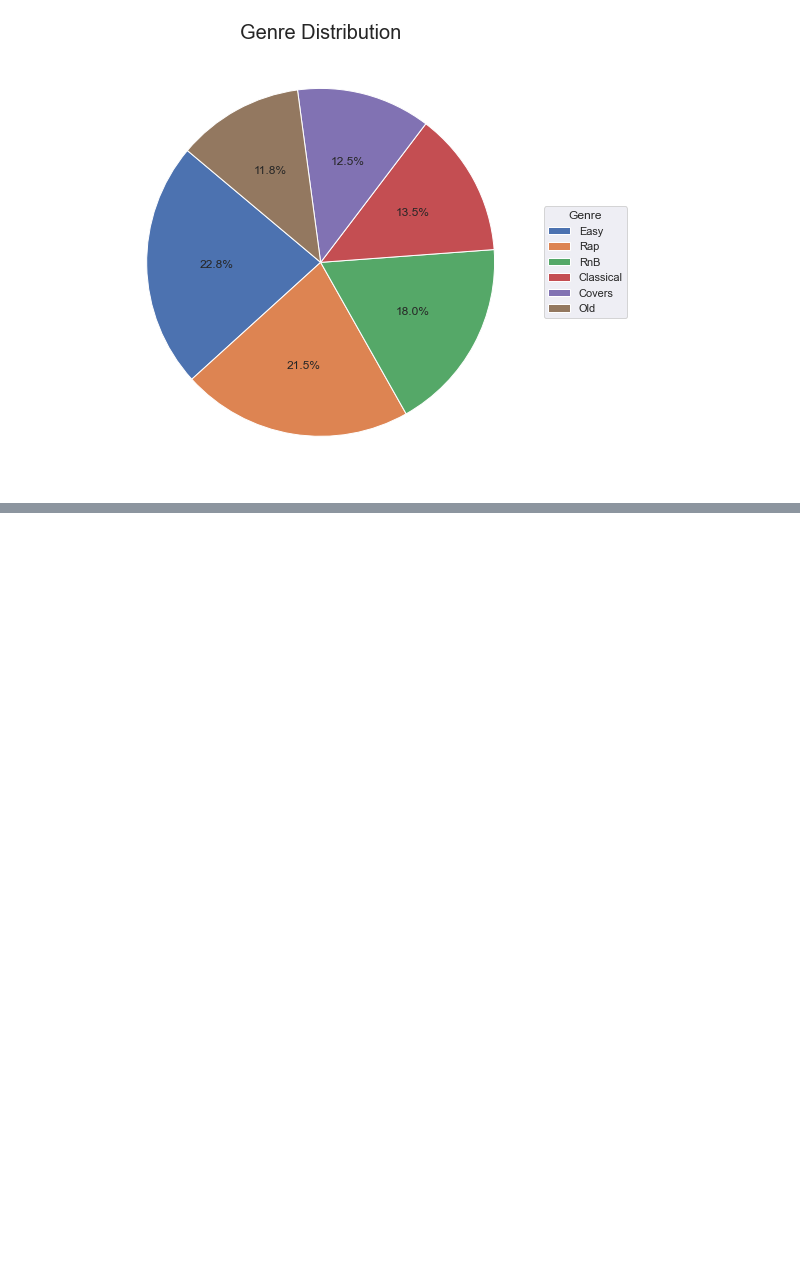
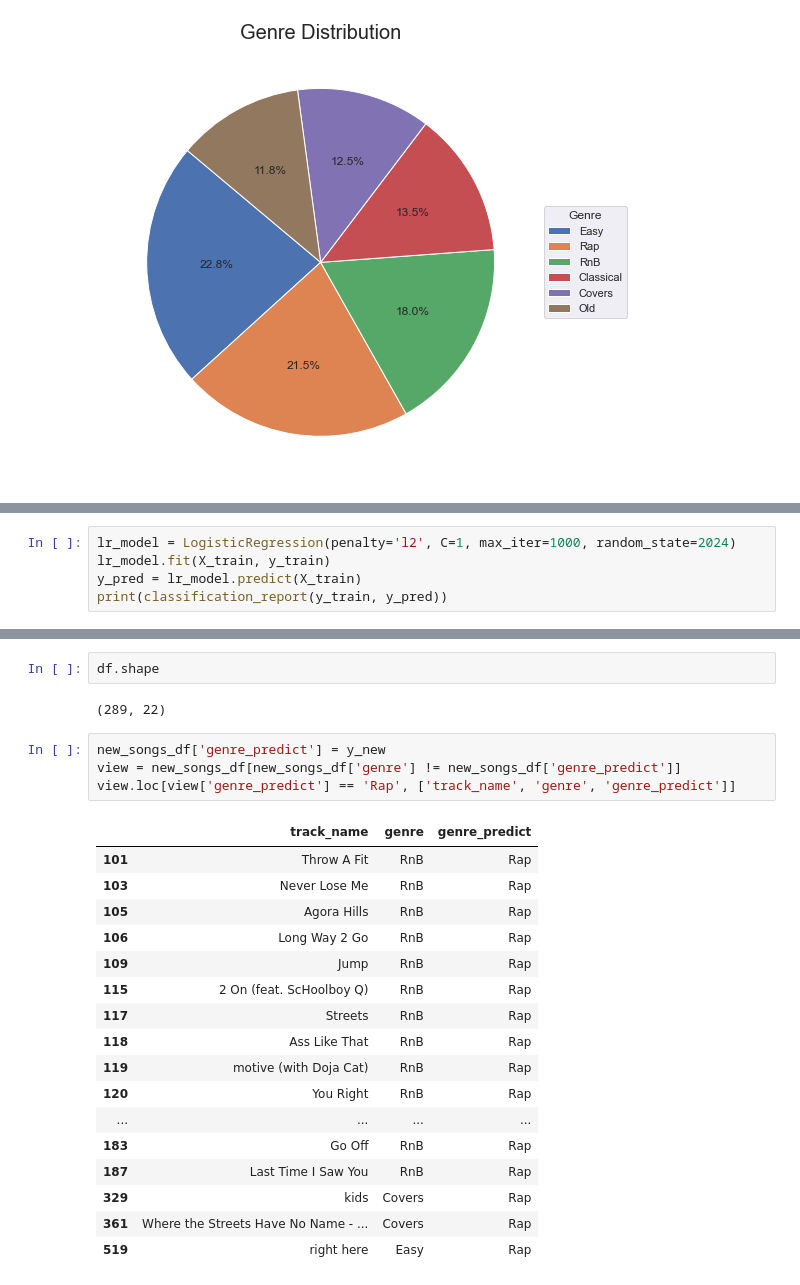
Before and after one commit to atjhin/recommendations_system, a Jupyter notebook: Untitled.ipynb, the cells around one changed output, grey strips where cells are left out. Saved outputs shown, nothing was run; the diff lists cells and outputs as text; blank space fills up the shorter version.

```diff
--- a/Untitled.ipynb
+++ b/Untitled.ipynb
@@ -48,0 +305,5 @@ df.shape
+# %%
+lr_model = LogisticRegression(penalty='l2', C=1, max_iter=1000, random_state=2024)
+lr_model.fit(X_train, y_train)
+y_pred = lr_model.predict(X_train)
+print(classification_report(y_train, y_pred))
@@ -48,0 +404,26 @@ df.shape
+# %%
+df.shape
+# %% [output]
+(289, 22)
+# %%
+new_songs_df['genre_predict'] = y_new
+view = new_songs_df[new_songs_df['genre'] != new_songs_df['genre_predict']]
+view.loc[view['genre_predict'] == 'Rap', ['track_name', 'genre', 'genre_predict']]
+# %% [output]
+|  | track_name | genre | genre_predict |
+| 101 | Throw A Fit | RnB | Rap |
+| 103 | Never Lose Me | RnB | Rap |
+| 105 | Agora Hills | RnB | Rap |
+| 106 | Long Way 2 Go | RnB | Rap |
+| 109 | Jump | RnB | Rap |
+| 115 | 2 On (feat. ScHoolboy Q) | RnB | Rap |
+| 117 | Streets | RnB | Rap |
+| 118 | Ass Like That | RnB | Rap |
+| 119 | motive (with Doja Cat) | RnB | Rap |
+| 120 | You Right | RnB | Rap |
+| ... | ... | ... | ... |
+| 183 | Go Off | RnB | Rap |
+| 187 | Last Time I Saw You | RnB | Rap |
+| 329 | kids | Covers | Rap |
+| 361 | Where the Streets Have No Name - ... | Covers | Rap |
+| 519 | right here | Easy | Rap |
```
Also changed, not shown: parts of 33 cells of this notebook, 3 other files.
